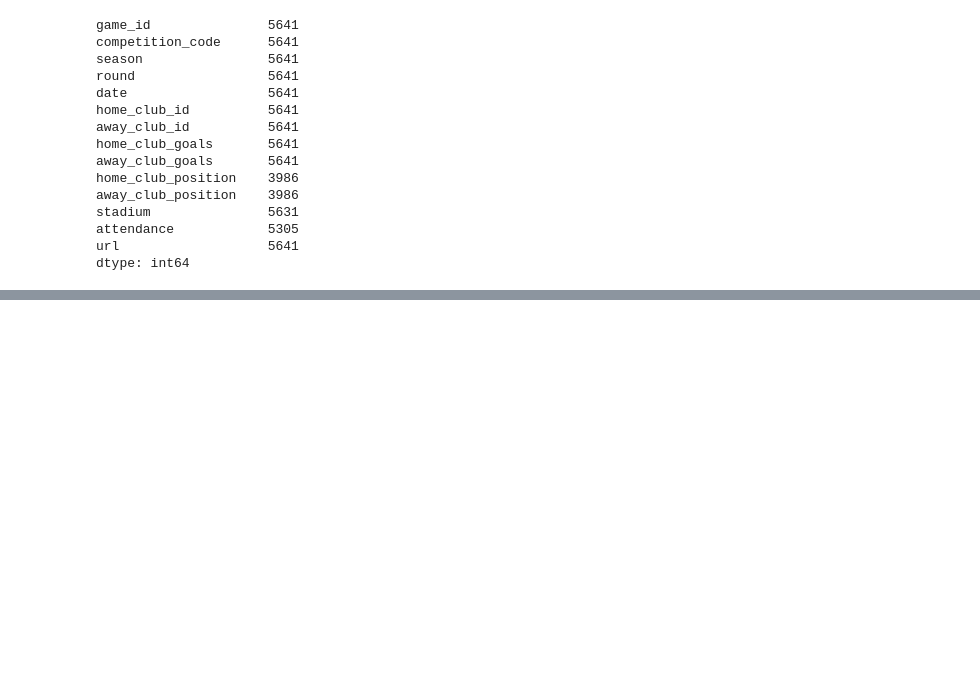
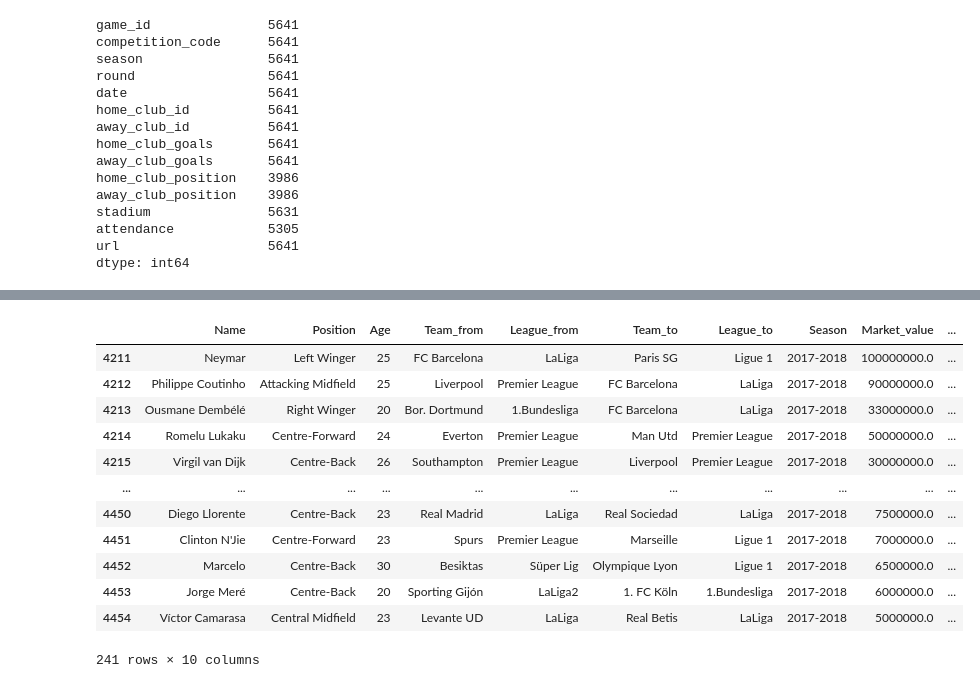
Before and after one commit to Edgarhv/Predicting-Football-soccer-using-a-Machine-Learning-Model, a Jupyter notebook: Datasets_Exploratory_Analysis.ipynb, the cells around one changed output, grey strips where cells are left out. Cells and saved outputs as stored; diff of their text form; code cells hidden in the pictures; blank space fills up the shorter version.

```diff
--- a/Datasets_Exploratory_Analysis.ipynb
+++ b/Datasets_Exploratory_Analysis.ipynb
@@ -163,0 +233,17 @@ dtype: int64
+# %%
+# 241 athletes in the 2017-2018 season
+top250_NaN[top250_NaN['Season'] == "2017-2018"]
+# %% [output]
+|  | Name | Position | Age | Team_from | League_from | Team_to | League_to | Season | Market_value | ... |
+| 4211 | Neymar | Left Winger | 25 | FC Barcelona | LaLiga | Paris SG | Ligue 1 | 2017-2018 | 100000000.0 | ... |
+| 4212 | Philippe Coutinho | Attacking Midfield | 25 | Liverpool | Premier League | FC Barcelona | LaLiga | 2017-2018 | 90000000.0 | ... |
+| 4213 | Ousmane Dembélé | Right Winger | 20 | Bor. Dortmund | 1.Bundesliga | FC Barcelona | LaLiga | 2017-2018 | 33000000.0 | ... |
+| 4214 | Romelu Lukaku | Centre-Forward | 24 | Everton | Premier League | Man Utd | Premier League | 2017-2018 | 50000000.0 | ... |
+| 4215 | Virgil van Dijk | Centre-Back | 26 | Southampton | Premier League | Liverpool | Premier League | 2017-2018 | 30000000.0 | ... |
+| ... | ... | ... | ... | ... | ... | ... | ... | ... | ... | ... |
+| 4450 | Diego Llorente | Centre-Back | 23 | Real Madrid | LaLiga | Real Sociedad | LaLiga | 2017-2018 | 7500000.0 | ... |
+| 4451 | Clinton N'Jie | Centre-Forward | 23 | Spurs | Premier League | Marseille | Ligue 1 | 2017-2018 | 7000000.0 | ... |
+| 4452 | Marcelo | Centre-Back | 30 | Besiktas | Süper Lig | Olympique Lyon | Ligue 1 | 2017-2018 | 6500000.0 | ... |
+| 4453 | Jorge Meré | Centre-Back | 20 | Sporting Gijón | LaLiga2 | 1. FC Köln | 1.Bundesliga | 2017-2018 | 6000000.0 | ... |
+| 4454 | Víctor Camarasa | Central Midfield | 23 | Levante UD | LaLiga | Real Betis | LaLiga | 2017-2018 | 5000000.0 | ... |
+241 rows × 10 columns
```
Also changed, not shown: parts of 21 cells of this notebook.
